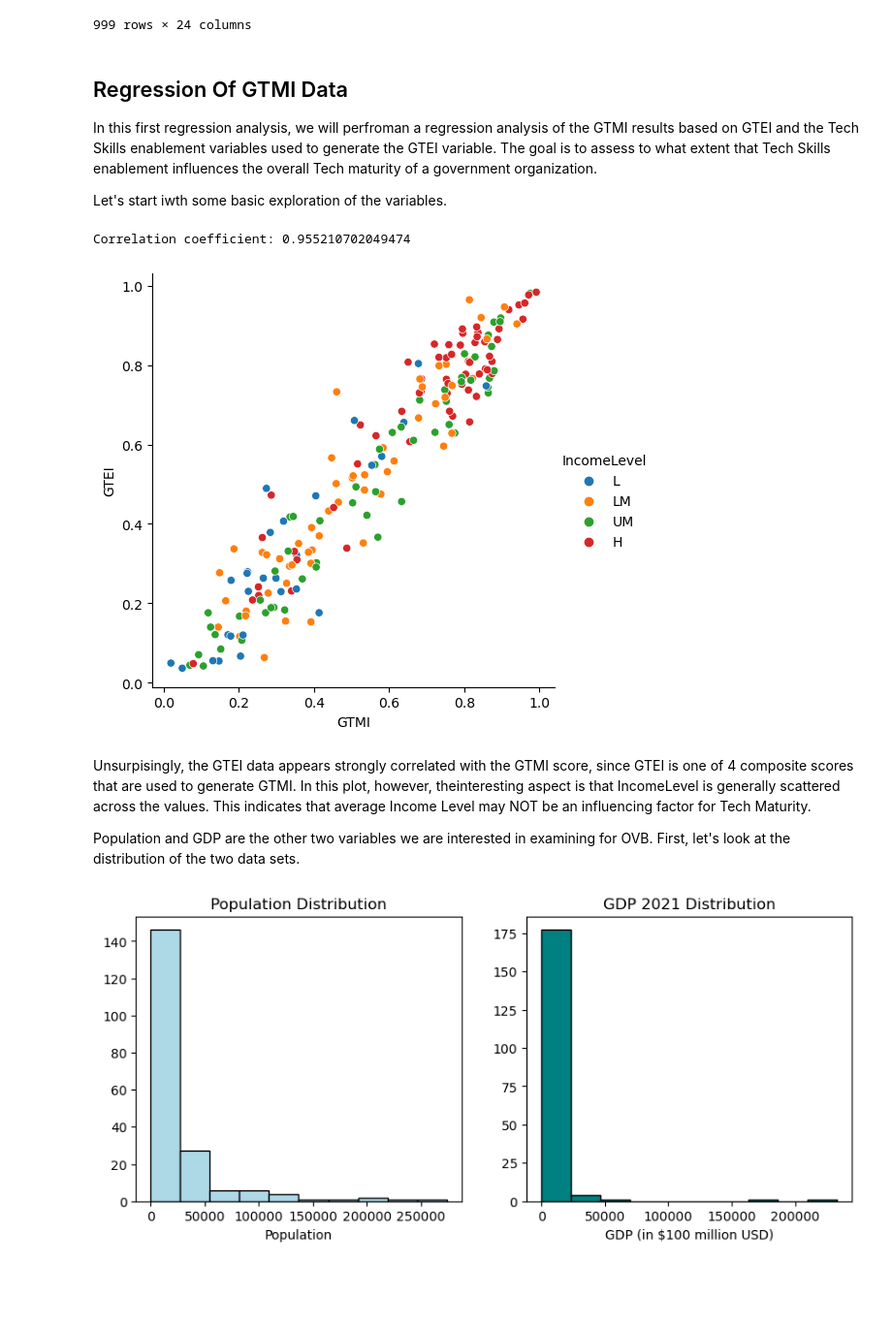
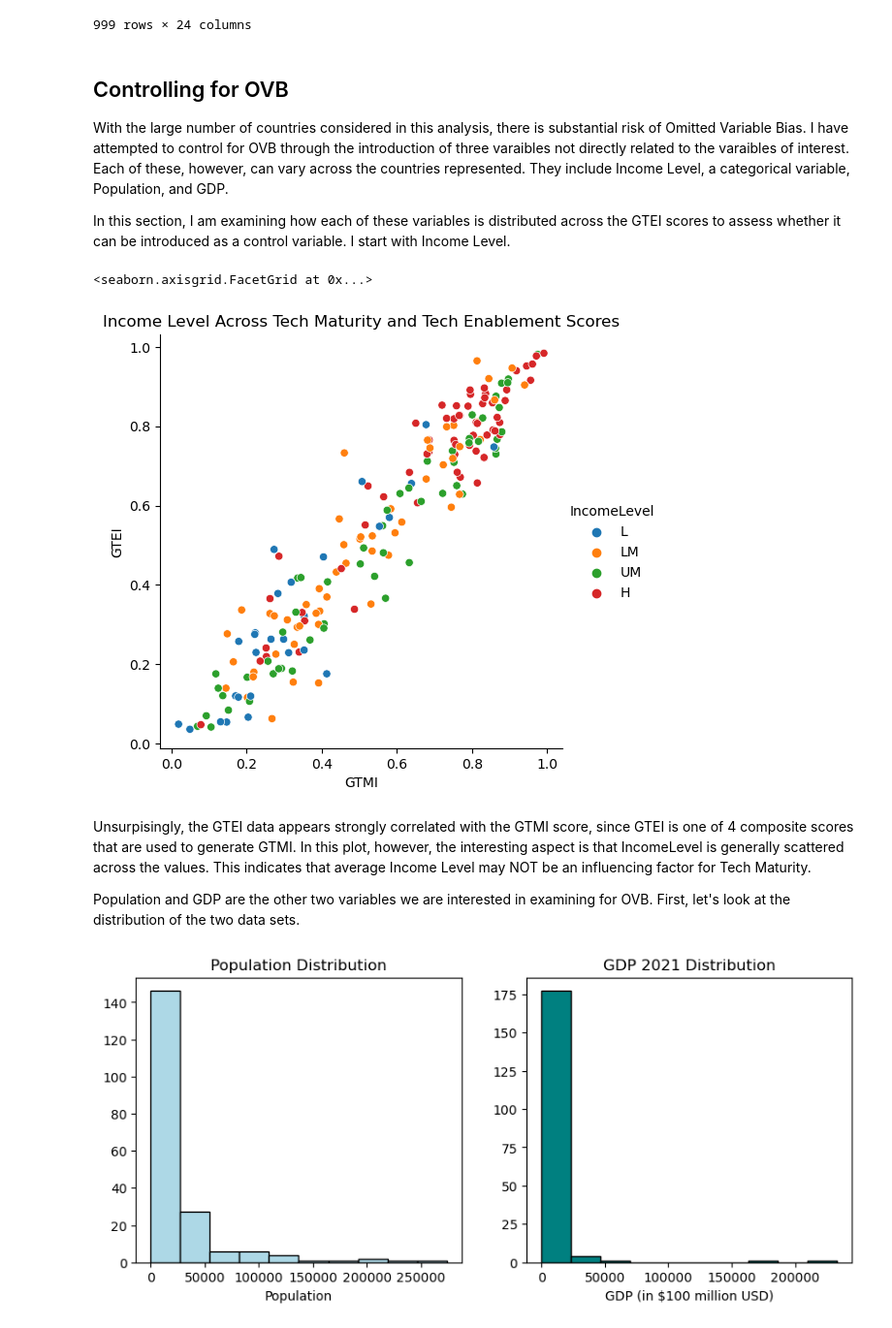
Before and after one commit to jhmorse/GovTechEmployeeTraining, a Jupyter notebook: morse_project_govtech.ipynb, the cells around one changed output. Shown at 97% size. Saved outputs shown, nothing was run; the diff lists cells and outputs as text; code cells hidden in the pictures; blank space fills up the shorter version.

Commit message:
Completed Notebook code with rewrites based on Final Project documentation.

```diff
--- a/morse_project_govtech.ipynb
+++ b/morse_project_govtech.ipynb
@@ -374,17 +382,14 @@ projects_gtmi
 | 998 | P044388 | NaN | S | 0 | 1 | GEO | Georgia | 3757.980 | ... |
 999 rows × 24 columns
 # %% [markdown]
-## Regression Of GTMI Data
-In this first regression analysis, we will perfroman a regression analysis of the GTMI results based on GTEI and the Tech Skills enablement variables used to generate the GTEI variable. The goal is to assess to what extent that Tech Skills enablement influences the overall Tech maturity of a government organization.
+## Controlling for OVB
+With the large number of countries considered in this analysis, there is substantial risk of Omitted Variable Bias. I have attempted to control for OVB through the introduction of three varaibles not directly related to the varaibles of interest. Each of these, however, can vary across the countries represented. They include Income Level, a categorical variable, Population, and GDP.
 
-Let's start iwth some basic exploration of the variables.
+In this section, I am examining how each of these variables is distributed across the GTEI scores to assess whether it can be introduced as a control variable. I start with Income Level.
 # %%
-# Correlation between the values
-print("Correlation coefficient: " + str(govtech_gdp.GTMI.corr(govtech_gdp.GTEI)))
-
 # Create a scatterplot of GTEI against GTMI with IncomeLevel as color
-sns.relplot(x='GTMI', y='GTEI', data=govtech_gdp, kind='scatter', hue='IncomeLevel')
-plt.show()
+ILScatter = sns.relplot(x='GTMI', y='GTEI', data=govtech_gdp, kind='scatter', hue='IncomeLevel')
+ILScatter.set(title='Income Level Across Tech Maturity and Tech Enablement Scores')
 # %% [output]
-Correlation coefficient: 0.955210702049474
+<seaborn.axisgrid.FacetGrid at 0x...>
-[figure, old version]
+[figure, new version]
@@ -391,5 +399,5 @@ Correlation coefficient: 0.955210702049474
 # %% [markdown]
-Unsurpisingly, the GTEI data appears strongly correlated with the GTMI score, since GTEI is one of 4 composite scores that are used to generate GTMI. In this plot, however, theinteresting aspect is that IncomeLevel is generally scattered across the values. This indicates that average Income Level may NOT be an influencing factor for Tech Maturity.
+Unsurpisingly, the GTEI data appears strongly correlated with the GTMI score, since GTEI is one of 4 composite scores that are used to generate GTMI. In this plot, however, the interesting aspect is that IncomeLevel is generally scattered across the values. This indicates that average Income Level may NOT be an influencing factor for Tech Maturity.
 
 Population and GDP are the other two variables we are interested in examining for OVB. First, let's look at the distribution of the two data sets.
 # %%
```
Also changed, not shown: parts of 59 cells of this notebook.
